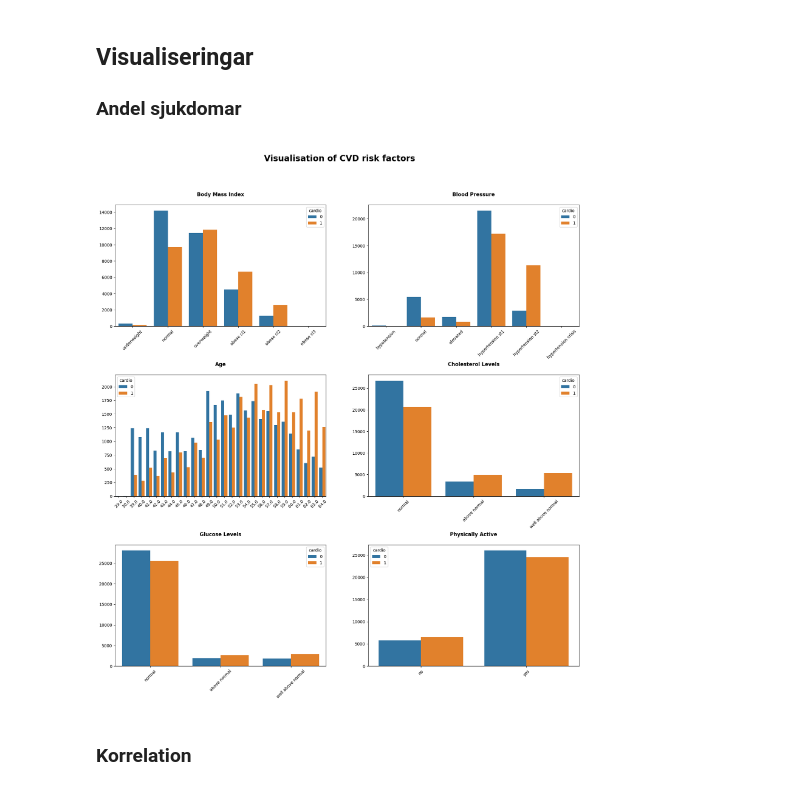
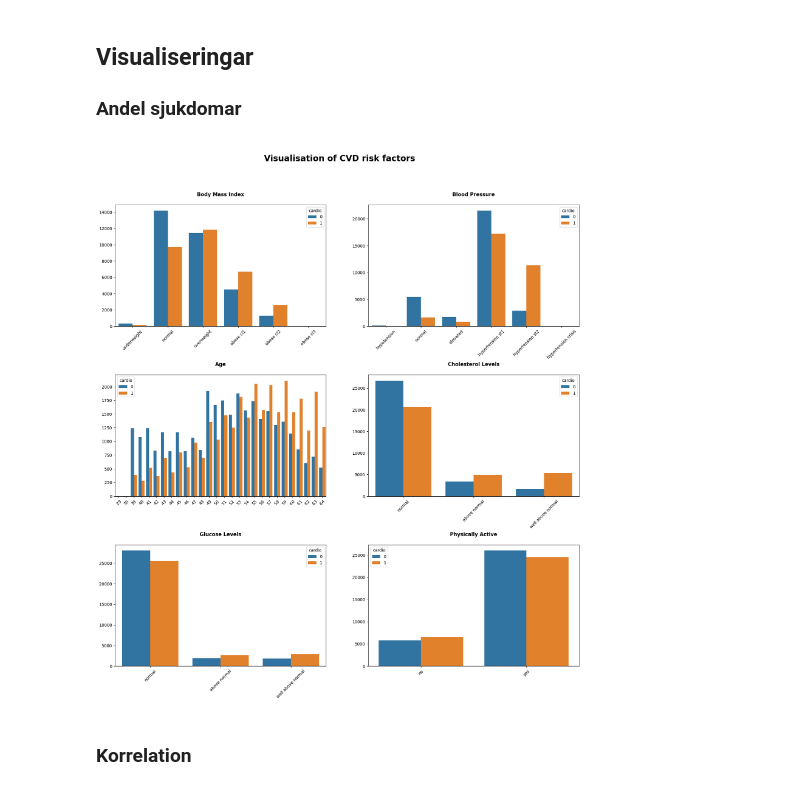
Before and after one commit to AlbotGoodman/machine-learning, a Jupyter notebook: lab/draft.ipynb, the cells around one changed output. Saved outputs shown, nothing was run; the diff lists cells and outputs as text; code cells hidden in the pictures.

```diff
--- a/lab/draft.ipynb
+++ b/lab/draft.ipynb
@@ -148,9 +148,6 @@ Då labbinstruktionerna hänvisar till Healthline används de gränsvärden angi
 # %% [markdown]
 ## Visualiseringar
 ### Andel sjukdomar
-# %%
-df["age_years"] = (df["age"] // 365.25)
-df = df[["age", "age_years", "gender", "height", "weight", "bmi", "bmi_cat", "ap_hi", "ap_lo", "ap_cat", "cholesterol", "gluc", "smoke", "alco", "active", "cardio"]]
 # %%
 chol_gluc_labels = ["normal", "above normal", "well above normal"]
 binary_labels = ["no", "yes"]
@@ -169,7 +166,7 @@ ax[0, 1].set_title("Blood Pressure\n", fontweight="bold")
 ax[0, 1].set_xlabel("")
 ax[0, 1].set_ylabel("")
 
-sns.countplot(data=df, x="age_years", hue="cardio", ax=ax[1, 0])
+sns.countplot(data=df, x=(df["age"] // 365.25).astype(int), hue="cardio", ax=ax[1, 0])
 ax[1, 0].tick_params(axis="x", rotation=45)
 ax[1, 0].set_title("Age\n", fontweight="bold")
 ax[1, 0].set_xlabel("")
@@ -178,33 +175,33 @@ ax[1, 0].set_ylabel("")
 sns.countplot(data=df, x="cholesterol", hue="cardio", ax=ax[1, 1])
 ax[1, 1].tick_params(axis="x", rotation=45)
 ax[1, 1].set_xticks([0, 1, 2])
 ax[1, 1].set_xticklabels(chol_gluc_labels)
 ax[1, 1].set_title("Cholesterol Levels\n", fontweight="bold")
 ax[1, 1].set_xlabel("")
 ax[1, 1].set_ylabel("")
 
 sns.countplot(data=df, x="gluc", hue="cardio", ax=ax[2, 0])
 ax[2, 0].tick_params(axis="x", rotation=45)
 ax[2, 0].set_xticks([0, 1, 2])
 ax[2, 0].set_xticklabels(chol_gluc_labels)
 ax[2, 0].set_title("Glucose Levels\n", fontweight="bold")
 ax[2, 0].set_xlabel("")
 ax[2, 0].set_ylabel("")
 
 sns.countplot(data=df, x="active", hue="cardio", ax=ax[2, 1])
 ax[2, 1].tick_params(axis="x", rotation=45)
 ax[2, 1].set_xticks([0, 1])
 ax[2, 1].set_xticklabels(binary_labels)
 ax[2, 1].set_title("Physically Active\n", fontweight="bold")
 ax[2, 1].set_xlabel("")
 ax[2, 1].set_ylabel("")
 
 # fig.delaxes(ax[2, 1])  # Remove the empty subplot
 
 fig.suptitle("\nVisualisation of CVD risk factors", fontweight="bold", fontsize=20)
 plt.subplots_adjust(hspace=0.4)
 plt.show()
 # %% [output]
-[figure, old version]
+[figure, new version]
 # %% [markdown]
 ### Korrelation
```
Also changed, not shown: parts of 5 cells of this notebook.
